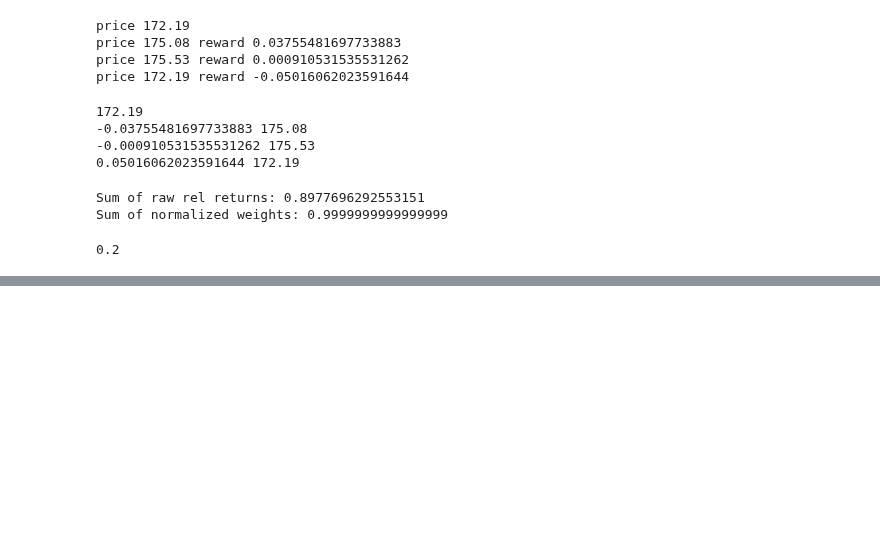
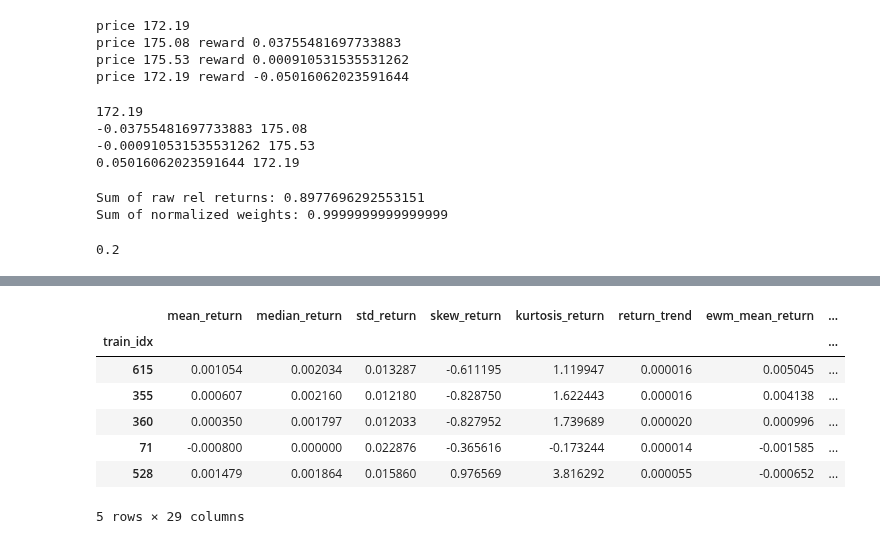
Before and after one commit to pihh/RL-Stock-Market-Masterpiece-Human-x-AI-Collab, a Jupyter notebook: notebooks/TO DELETE.ipynb, the cells around one changed output, grey strips where cells are left out. Cells and saved outputs as stored; diff of their text form; code cells hidden in the pictures; blank space fills up the shorter version.

```diff
--- a/notebooks/TO DELETE.ipynb
+++ b/notebooks/TO DELETE.ipynb
@@ -440,0 +402,13 @@ result_df
+# %%
+bm = TradingEnvironmentBenchmark()
+# %%
+bm.result_df.groupby(['train_idx']).mean(numeric_only=True).sort_values(by="advantage_test",ascending=False)
+# %% [output]
+|  | mean_return | median_return | std_return | skew_return | kurtosis_return | return_trend | ewm_mean_return | ... |
+| train_idx |  |  |  |  |  |  |  | ... |
+| 615 | 0.001054 | 0.002034 | 0.013287 | -0.611195 | 1.119947 | 0.000016 | 0.005045 | ... |
+| 355 | 0.000607 | 0.002160 | 0.012180 | -0.828750 | 1.622443 | 0.000016 | 0.004138 | ... |
+| 360 | 0.000350 | 0.001797 | 0.012033 | -0.827952 | 1.739689 | 0.000020 | 0.000996 | ... |
+| 71 | -0.000800 | 0.000000 | 0.022876 | -0.365616 | -0.173244 | 0.000014 | -0.001585 | ... |
+| 528 | 0.001479 | 0.001864 | 0.015860 | 0.976569 | 3.816292 | 0.000055 | -0.000652 | ... |
+5 rows × 29 columns
```
Also changed, not shown: parts of 32 cells of this notebook, 4 other files.
